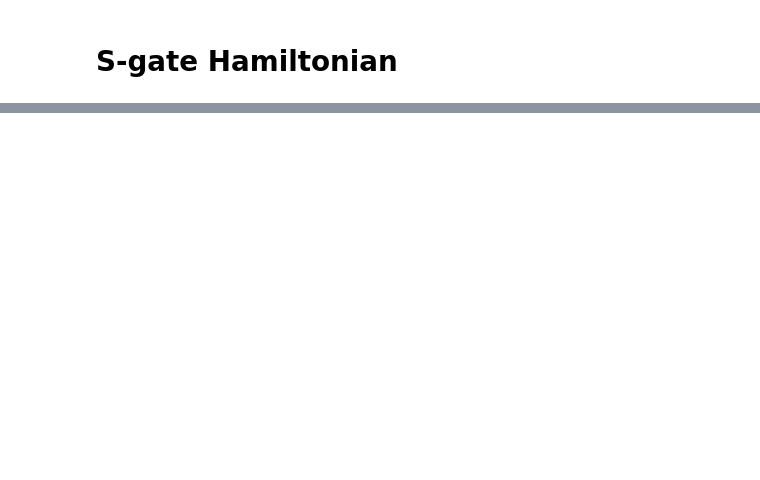
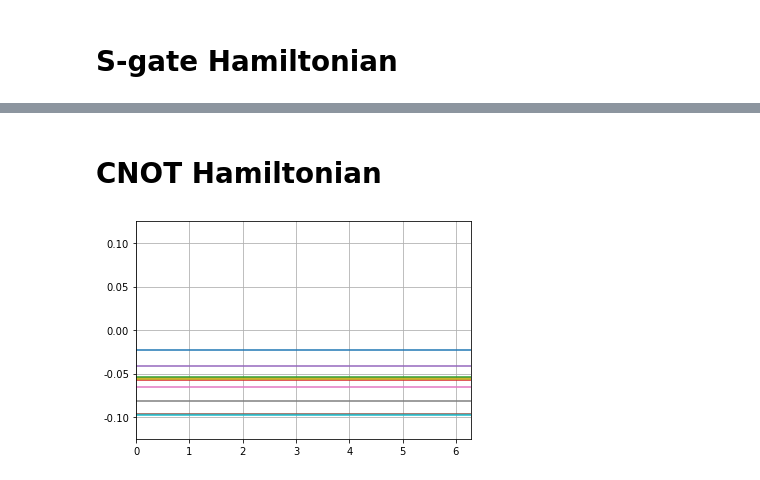
Before and after one commit to marco-lewis/quantum-barrier-certificates, a Jupyter notebook: experiments/diagrams.ipynb, the cells around one changed output, grey strips where cells are left out. Drawn from its saved outputs; the diff is of its cells as text; code cells hidden in the pictures; blank space fills up the shorter version.

Commit message:
Added a CNOT diagram and more experiments with CNOT

```diff
--- a/experiments/diagrams.ipynb
+++ b/experiments/diagrams.ipynb
@@ -364,0 +366,47 @@ plt.show()
+# %% [markdown]
+# CNOT Hamiltonian
+# %%
+H = [[0,0,0,0],[0,0,0,0],[0,0,np.pi/np.sqrt(2),-np.pi/np.sqrt(2)],[0,0,-np.pi/np.sqrt(2),np.pi/np.sqrt(2)]]
+t0 = 0
+t = 2 * np.pi
+step = 0.01
+dzdt = lambda z, t: -1j*np.array(H).dot(z)
+
+def generate_barrier_data():
+    r0 = np.random.uniform(0, np.sqrt(0.1))
+    r1 = np.random.uniform(np.sqrt(0.9), 1)
+    phi, delta = randang(), randang()
+    z0 = np.array([r0 * np.exp(1j * delta), np.sqrt(1 - r0**2) * np.exp(1j * phi)])
+    phi, delta = randang(), randang()
+    z1 = np.array([r1 * np.exp(1j * delta), np.sqrt(1 - r1**2) * np.exp(1j * phi)])
+    l = []
+    for x in z0:
+        for y in z1:
+            l.append(x*y)
+    Z0 = np.array(l)
+
+    dataSet, ts = rk4(Z0, t0, t, step, dzdt)
+
+    barr = lambda z : 0.9 - z[2] * z[2].conj() - z[3] * z[3].conj()
+    b_ds = np.array([barr(d) for d in dataSet])
+    return np.real(b_ds), ts
+# %%
+x = []
+for i in range(10):
+    b_ds, ts = generate_barrier_data()
+    x.append(b_ds)
+
+fig = plt.figure()
+ax = fig.add_subplot()
+
+for b in x:
+    ax.plot(ts, b)
+
+b = .125
+plt.ylim(-b,b)
+plt.xlim(0, 2*np.pi)
+ax.yaxis.set_major_formatter(FormatStrFormatter('%.2f'))
+plt.grid()
+plt.show()
+# %% [output]
+[figure, added]
```
Also changed, not shown: parts of 6 cells of this notebook, 1 other file.
